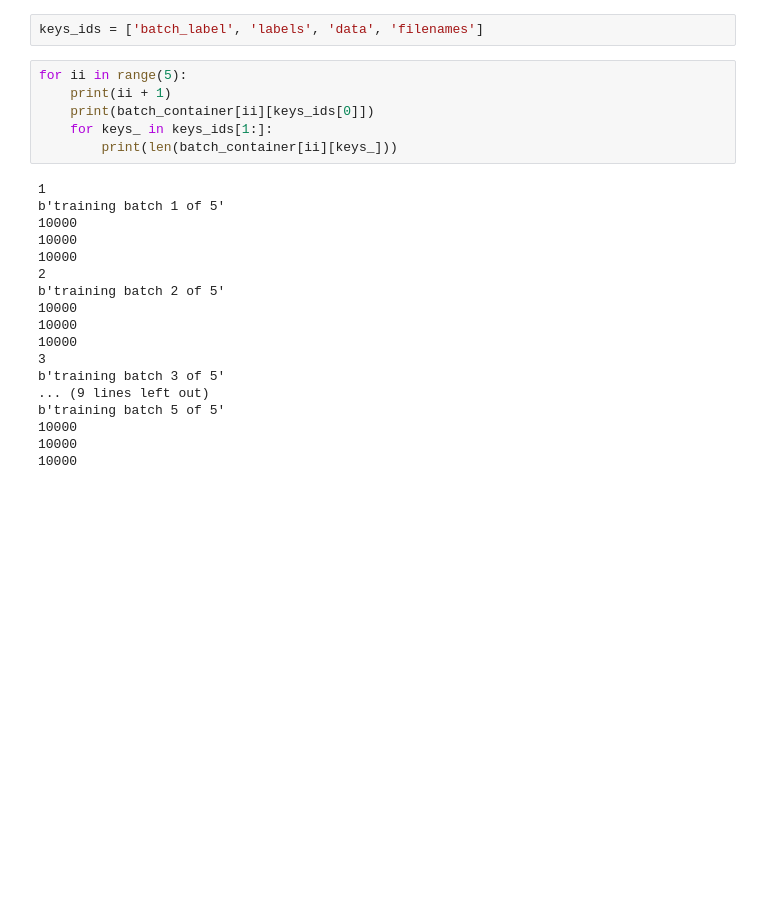
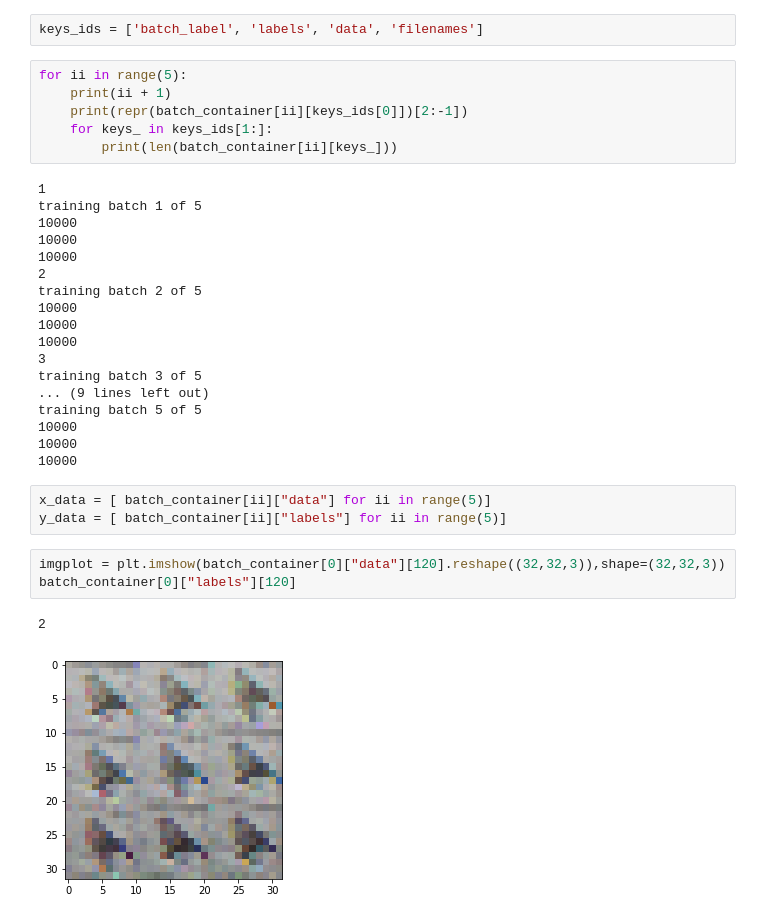
Before and after one commit to jahirmedinacs/ann-project1, a Jupyter notebook: ANN - CIFAR 10.ipynb, the cells around one changed output. Saved outputs shown, nothing was run; the diff lists cells and outputs as text; blank space fills up the shorter version.

```diff
--- a/ANN - CIFAR 10.ipynb
+++ b/ANN - CIFAR 10.ipynb
@@ -48,27 +48,36 @@ keys_ids = ['batch_label', 'labels', 'data', 'filenames']
 # %%
 for ii in range(5):
     print(ii + 1)
-    print(batch_container[ii][keys_ids[0]])
+    print(repr(batch_container[ii][keys_ids[0]])[2:-1])
     for keys_ in keys_ids[1:]:
         print(len(batch_container[ii][keys_]))
 # %% [output]
 1
-b'training batch 1 of 5'
+training batch 1 of 5
 10000
 10000
 10000
 2
-b'training batch 2 of 5'
+training batch 2 of 5
 10000
 10000
 10000
 3
-b'training batch 3 of 5'
+training batch 3 of 5
 ... (9 lines left out)
-b'training batch 5 of 5'
+training batch 5 of 5
 10000
 10000
 10000
+# %%
+x_data = [ batch_container[ii]["data"] for ii in range(5)]
+y_data = [ batch_container[ii]["labels"] for ii in range(5)]
+# %%
+imgplot = plt.imshow(batch_container[0]["data"][120].reshape((32,32,3)),shape=(32,32,3))
+batch_container[0]["labels"][120]
+# %% [output]
+2
+[figure, added]
 # %%
 from keras.datasets import cifar10
 
```
Also changed, not shown: parts of 8 cells of this notebook, 2 other files.
